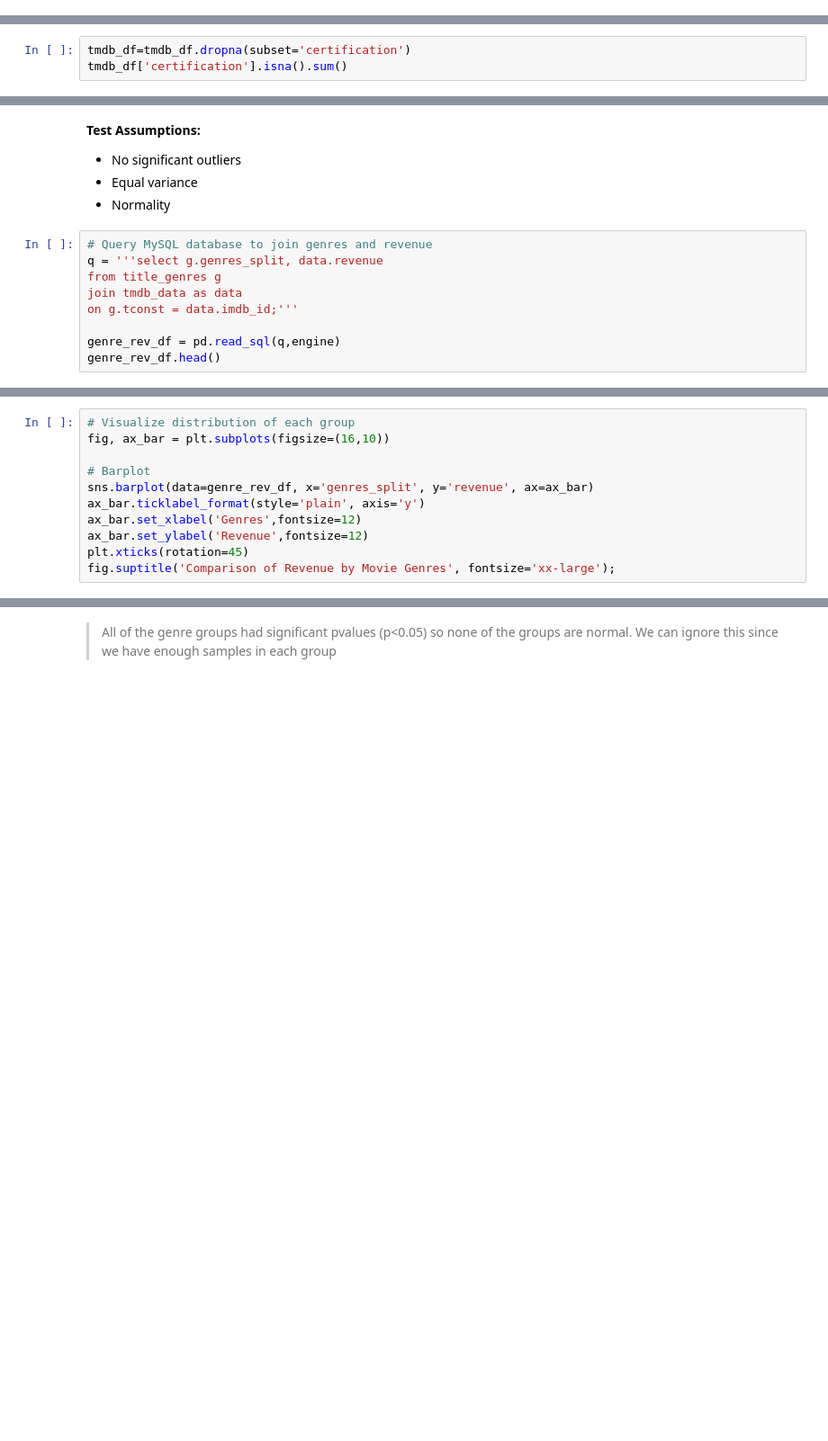
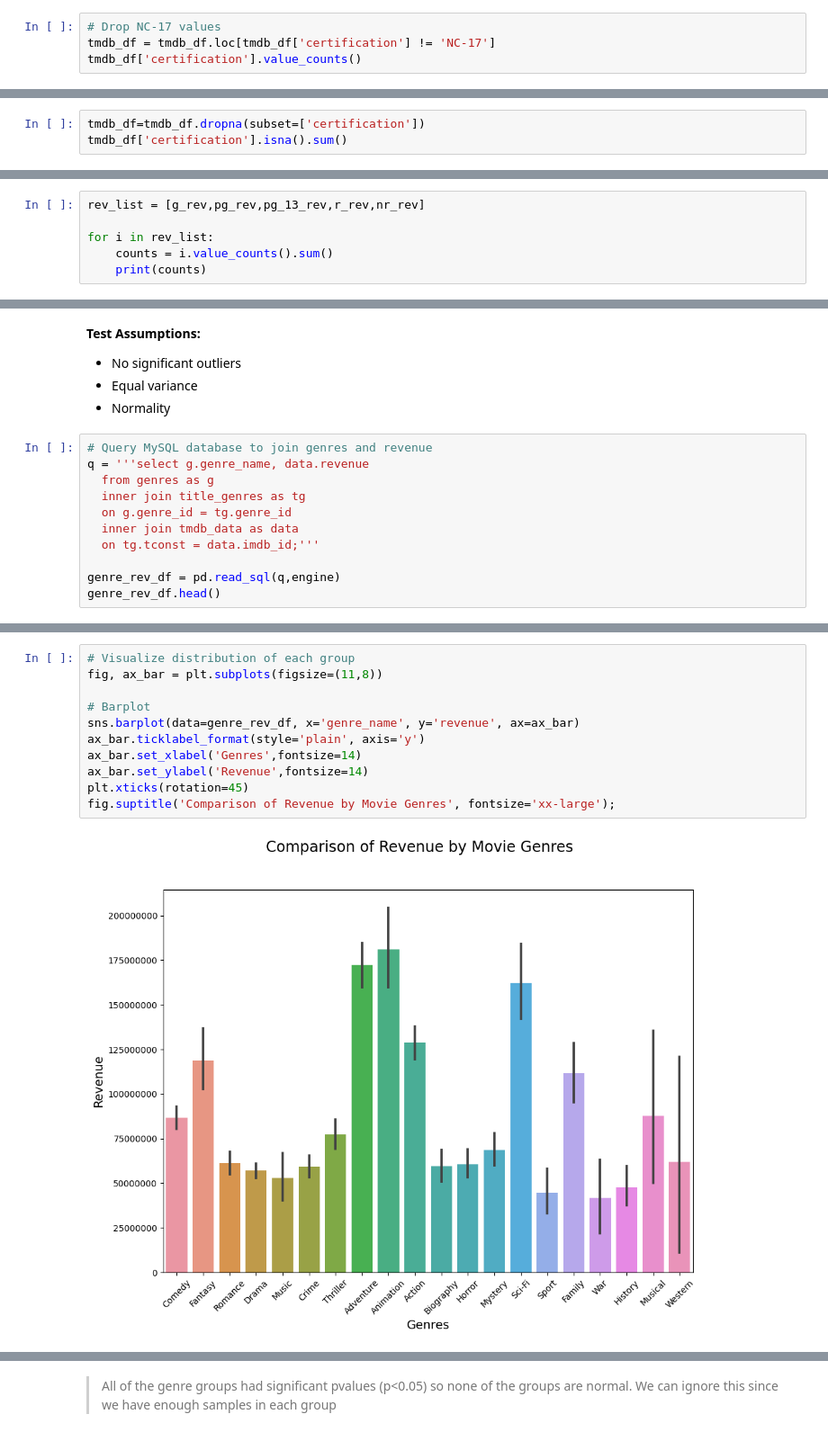
Before and after one commit to kevinbrnett/How-to-Make-a-Successful-Movie, a Jupyter notebook: Hypothesis Testing.ipynb, the cells around one changed output, grey strips where cells are left out. Shown at 90% size. Drawn from its saved outputs; the diff is of its cells as text; blank space fills up the shorter version.

Commit message:
updated genre_id to genre_name

```diff
--- a/Hypothesis Testing.ipynb
+++ b/Hypothesis Testing.ipynb
@@ -228,3 +228,7 @@ PG        1471
 G          455
 NC-17      171
 Name: certification, dtype: int64
+# %%
+# Drop NC-17 values
+tmdb_df = tmdb_df.loc[tmdb_df['certification'] != 'NC-17']
+tmdb_df['certification'].value_counts()
@@ -231,4 +242,4 @@ Name: certification, dtype: int64
 # %%
-tmdb_df=tmdb_df.dropna(subset='certification')
+tmdb_df=tmdb_df.dropna(subset=['certification'])
 tmdb_df['certification'].isna().sum()
 # %% [output]
@@ -331,0 +422,6 @@ g_rev.head()
+# %%
+rev_list = [g_rev,pg_rev,pg_13_rev,r_rev,nr_rev]
+
+for i in rev_list:
+    counts = i.value_counts().sum()
+    print(counts)
@@ -451,10 +627,12 @@ tukeys_results.summary()
 - Normality
 # %%
 # Query MySQL database to join genres and revenue
-q = '''select g.genres_split, data.revenue
-from title_genres g
-join tmdb_data as data
-on g.tconst = data.imdb_id;'''
+q = '''select g.genre_name, data.revenue
+  from genres as g
+  inner join title_genres as tg
+  on g.genre_id = tg.genre_id
+  inner join tmdb_data as data
+  on tg.tconst = data.imdb_id;'''
 
 genre_rev_df = pd.read_sql(q,engine)
 genre_rev_df.head()
@@ -463,14 +666,16 @@ genre_rev_df['genres_split'].value_counts()
 # %%
 # Visualize distribution of each group
-fig, ax_bar = plt.subplots(figsize=(16,10))
+fig, ax_bar = plt.subplots(figsize=(11,8))
 
 # Barplot
-sns.barplot(data=genre_rev_df, x='genres_split', y='revenue', ax=ax_bar)
+sns.barplot(data=genre_rev_df, x='genre_name', y='revenue', ax=ax_bar)
 ax_bar.ticklabel_format(style='plain', axis='y')
-ax_bar.set_xlabel('Genres',fontsize=12)
-ax_bar.set_ylabel('Revenue',fontsize=12)
+ax_bar.set_xlabel('Genres',fontsize=14)
+ax_bar.set_ylabel('Revenue',fontsize=14)
 plt.xticks(rotation=45)
 fig.suptitle('Comparison of Revenue by Movie Genres', fontsize='xx-large');
+# %% [output]
+[figure, added]
 # %%
 # Use function to find outliers
 find_outliers(genre_rev_df['revenue'])
```
Also changed, not shown: parts of 37 cells of this notebook.
